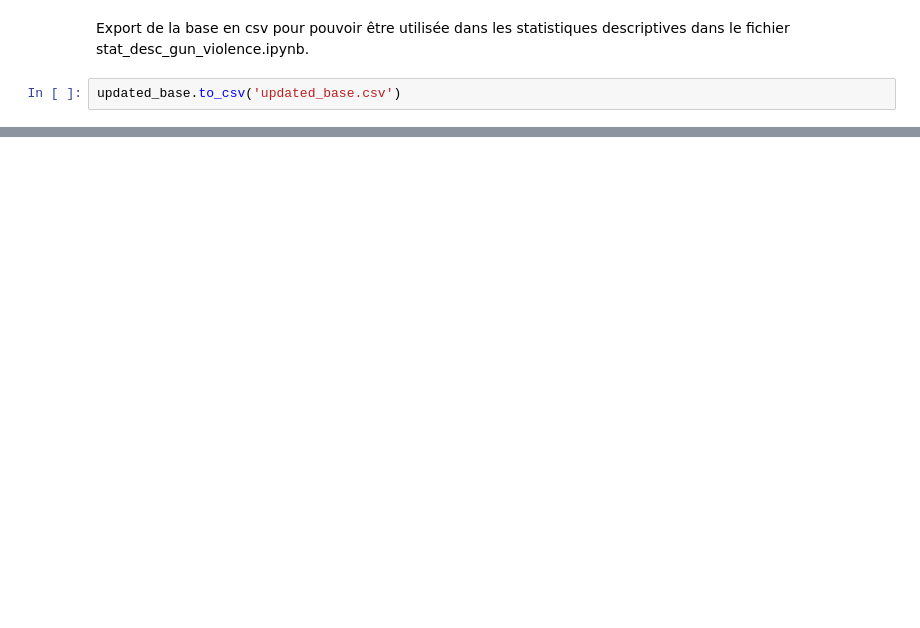
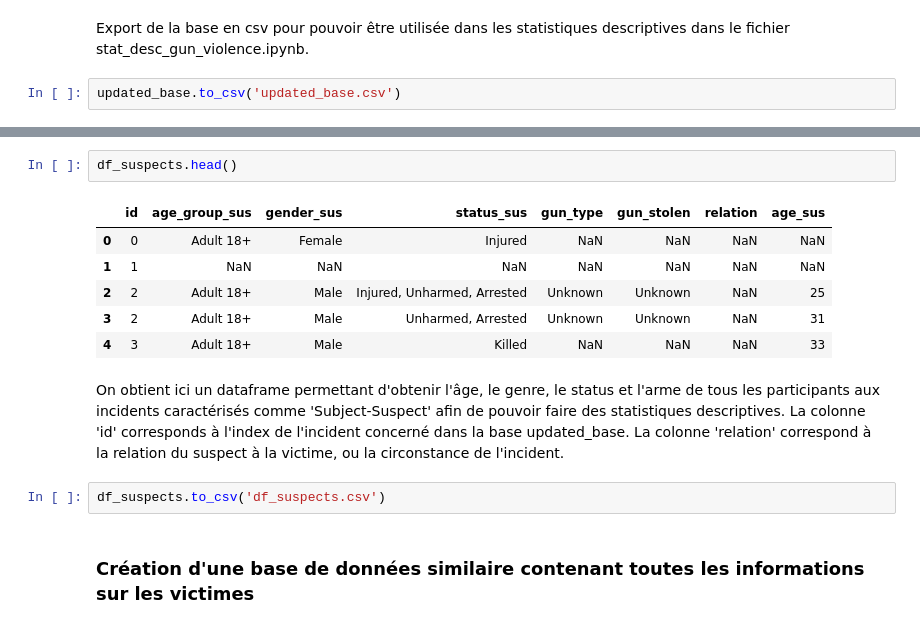
Before and after one commit to eleroux46/gun_violence, a Jupyter notebook: traitement_gun_violence.ipynb, the cells around one changed output, grey strips where cells are left out. Drawn from its saved outputs; the diff is of its cells as text; blank space fills up the shorter version.

Commit message:
mise en forme des statistiques descriptives, suite

```diff
--- a/traitement_gun_violence.ipynb
+++ b/traitement_gun_violence.ipynb
@@ -119,0 +265,15 @@ updated_base.to_csv('updated_base.csv')
+# %%
+df_suspects.head()
+# %% [output]
+|  | id | age_group_sus | gender_sus | status_sus | gun_type | gun_stolen | relation | age_sus |
+| 0 | 0 | Adult 18+ | Female | Injured | NaN | NaN | NaN | NaN |
+| 1 | 1 | NaN | NaN | NaN | NaN | NaN | NaN | NaN |
+| 2 | 2 | Adult 18+ | Male | Injured, Unharmed, Arrested | Unknown | Unknown | NaN | 25 |
+| 3 | 2 | Adult 18+ | Male | Unharmed, Arrested | Unknown | Unknown | NaN | 31 |
+| 4 | 3 | Adult 18+ | Male | Killed | NaN | NaN | NaN | 33 |
+# %% [markdown]
+On obtient ici un dataframe permettant d'obtenir l'âge, le genre, le status et l'arme de tous les participants aux incidents caractérisés comme 'Subject-Suspect' afin de pouvoir faire des statistiques descriptives. La colonne 'id' corresponds à l'index de l'incident concerné dans la base updated_base. La colonne 'relation' correspond à la relation du suspect à la victime, ou la circonstance de l'incident.
+# %%
+df_suspects.to_csv('df_suspects.csv')
+# %% [markdown]
+### Création d'une base de données similaire contenant toutes les informations sur les victimes
```
Also changed, not shown: parts of 8 cells of this notebook, 2 other files.
